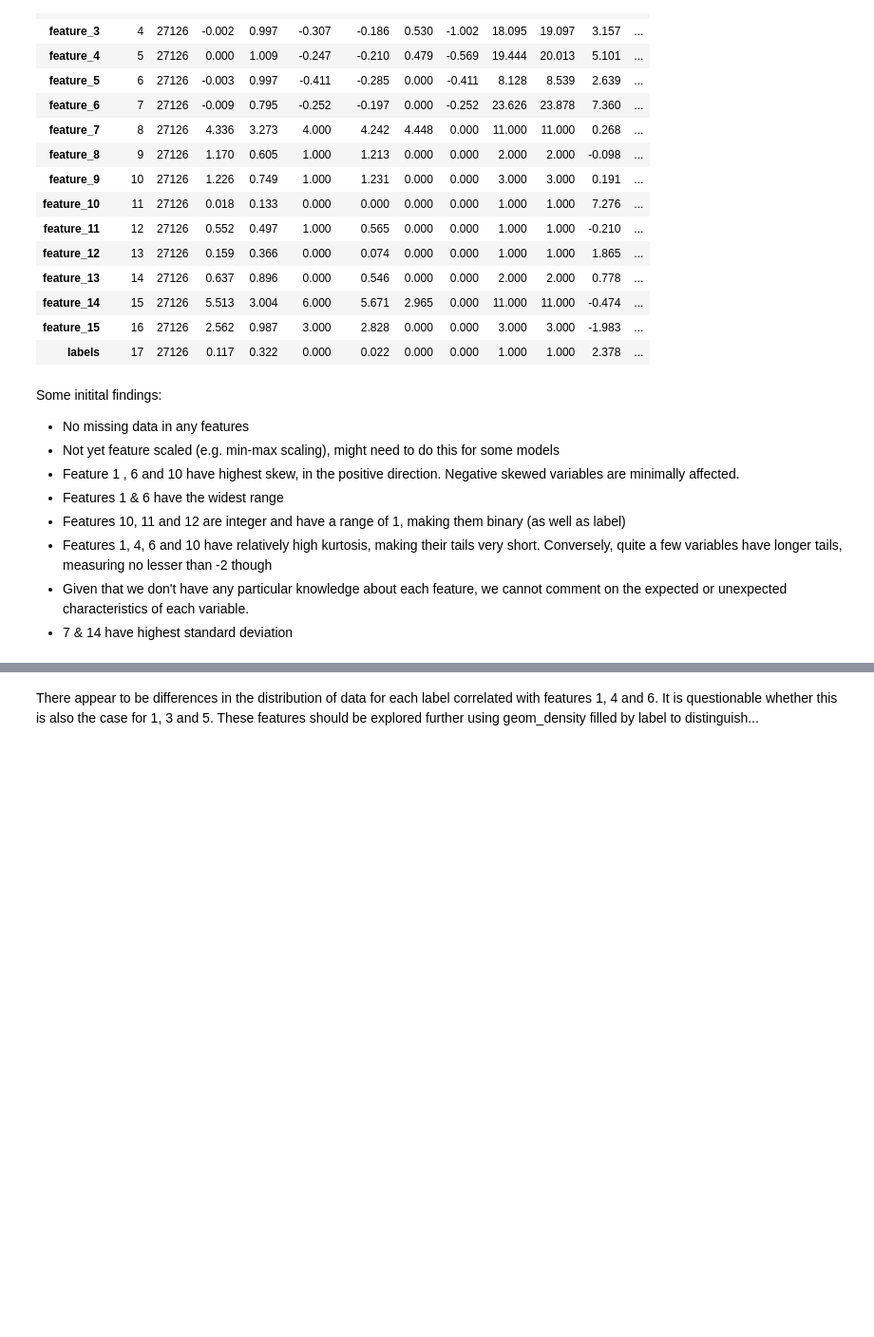
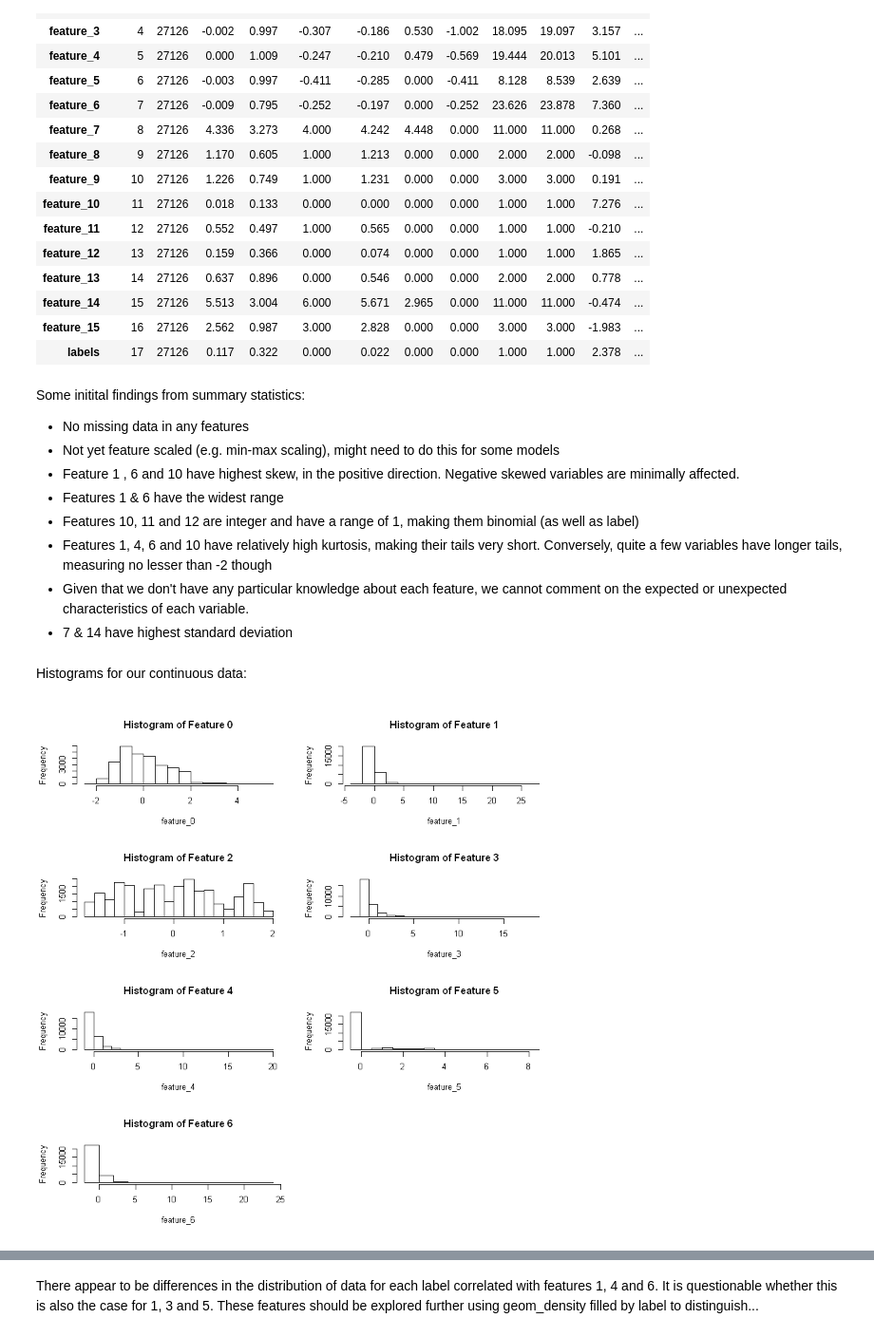
Before and after one commit to 20spaghetti/Customer-Churn-Prediction, a Jupyter notebook: Customer Churn Prediction.ipynb, the cells around one changed output, grey strips where cells are left out. Shown at 95% size. Cells and saved outputs as stored; diff of their text form; code cells hidden in the pictures; blank space fills up the shorter version.

```diff
--- a/Customer Churn Prediction.ipynb
+++ b/Customer Churn Prediction.ipynb
@@ -146,12 +148,25 @@ A psych: 17 × 13
 | feature_15 | 16 | 27126 | 2.562 | 0.987 | 3.000 | 2.828 | 0.000 | 0.000 | 3.000 | 3.000 | -1.983 | ... |
 | labels | 17 | 27126 | 0.117 | 0.322 | 0.000 | 0.022 | 0.000 | 0.000 | 1.000 | 1.000 | 2.378 | ... |
 # %% [markdown]
-Some initital findings:
+Some initital findings from summary statistics:
 - No missing data in any features
 - Not yet feature scaled (e.g. min-max scaling), might need to do this for some models
 - Feature 1 , 6 and 10 have highest skew, in the positive direction. Negative skewed variables are minimally affected.
 - Features 1 & 6 have the widest range
-- Features 10, 11 and 12 are integer and have a range of 1, making them binary (as well as label)
+- Features 10, 11 and 12 are integer and have a range of 1, making them binomial (as well as label)
 - Features 1, 4, 6 and 10 have relatively high kurtosis, making their tails very short. Conversely, quite a few variables have longer tails, measuring no lesser than -2 though
 - Given that we don't have any particular knowledge about each feature, we cannot comment on the expected or unexpected characteristics of each variable.
 - 7 & 14 have highest standard deviation
+# %% [markdown]
+Histograms for our continuous data:
+# %%
+#increase scale size of jupyter plots for some very detailed ones momentarily.
+options(jupyter.plot_scale=1)
+
+# Histogram for features 0 to 6
+par(mfrow = c(4,2))
+for (i in 1:7 ) {
+        hist(train[,i], xlab = names(train[i]), main = paste("Histogram of Feature", i-1))
+}
+# %% [output]
+[figure, added]
```
Also changed, not shown: parts of 38 cells of this notebook.
